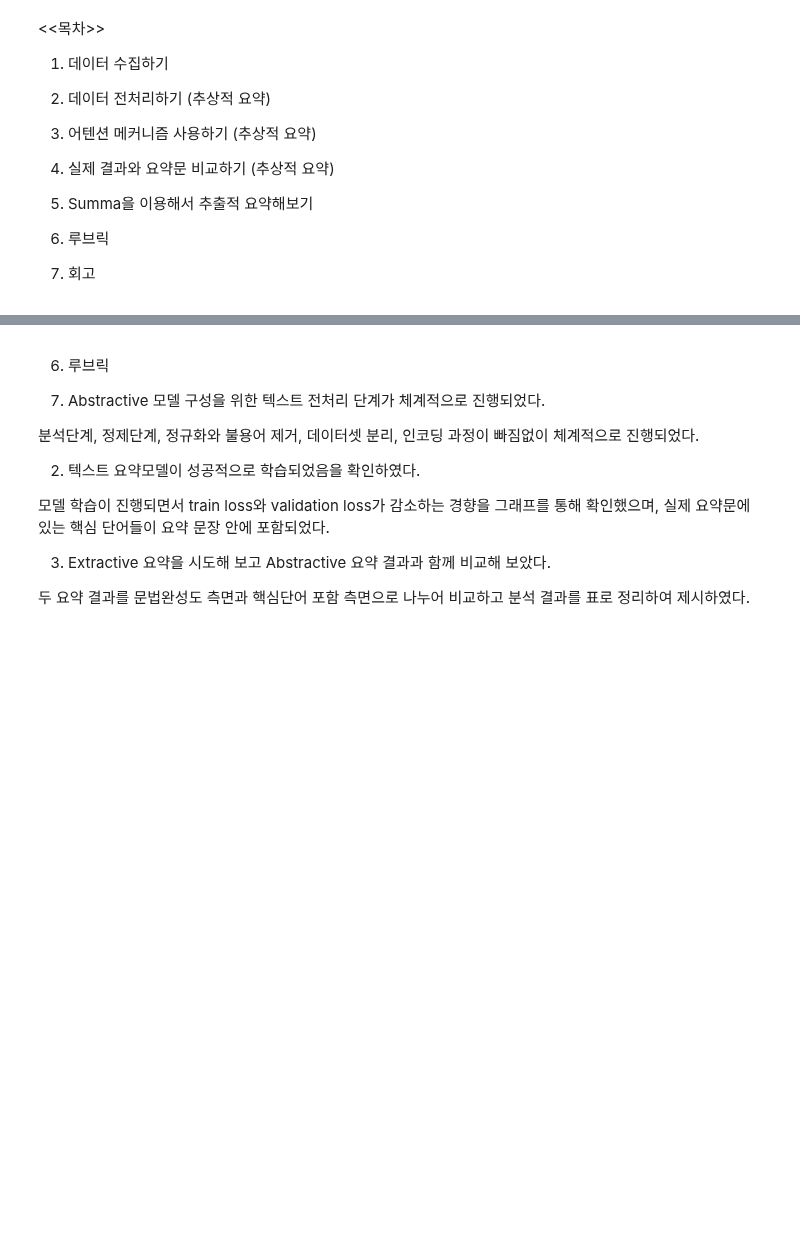
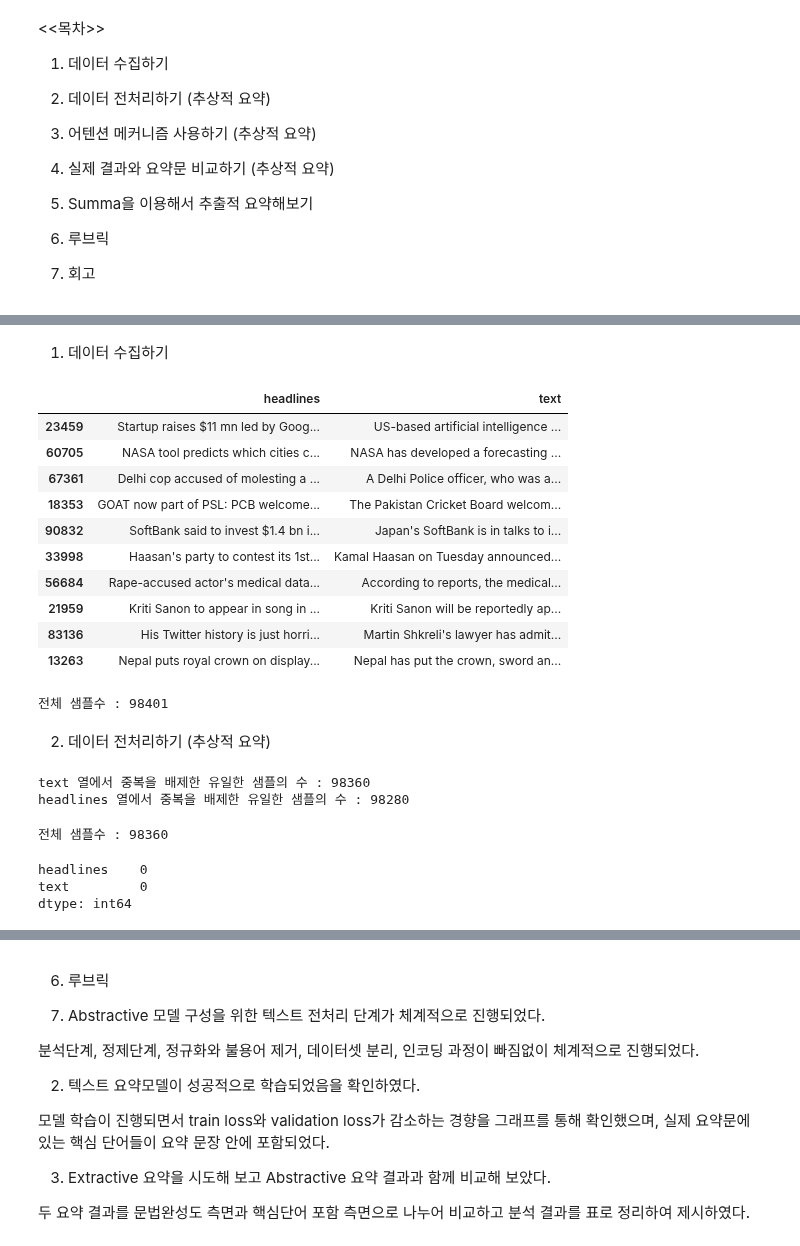
Before and after one commit to F100d4U/Exploration, a Jupyter notebook: [EP12]news_summarizer.ipynb, the cells around one changed output, grey strips where cells are left out. Cells and saved outputs as stored; diff of their text form; code cells hidden in the pictures; blank space fills up the shorter version.

```diff
--- a/[EP12]news_summarizer.ipynb
+++ b/[EP12]news_summarizer.ipynb
@@ -36,0 +45,48 @@ ModuleNotFoundError: No module named 'summa'
+# %% [markdown]
+1. 데이터 수집하기
+# %%
+# 데이터 다운
+DATA_PATH = '/home/june/Github/Exploration/data/ep12/news_summary_more.csv'
+if not os.path.exists(DATA_PATH):
+    urllib.request.urlretrieve("https://raw.githubusercontent.com/sunnysai12345/News_Summary/master/news_summary_more.csv", filename=DATA_PATH)
+
+data = pd.read_csv(DATA_PATH, encoding='iso-8859-1')
+
+# 랜덤 10개 샘플 출력
+data.sample(10)
+# %% [output]
+|  | headlines | text |
+| 23459 | Startup raises $11 mn led by Goog... | US-based artificial intelligence ... |
+| 60705 | NASA tool predicts which cities c... | NASA has developed a forecasting ... |
+| 67361 | Delhi cop accused of molesting a ... | A Delhi Police officer, who was a... |
+| 18353 | GOAT now part of PSL: PCB welcome... | The Pakistan Cricket Board welcom... |
+| 90832 | SoftBank said to invest $1.4 bn i... | Japan's SoftBank is in talks to i... |
+| 33998 | Haasan's party to contest its 1st... | Kamal Haasan on Tuesday announced... |
+| 56684 | Rape-accused actor's medical data... | According to reports, the medical... |
+| 21959 | Kriti Sanon to appear in song in ... | Kriti Sanon will be reportedly ap... |
+| 83136 | His Twitter history is just horri... | Martin Shkreli's lawyer has admit... |
+| 13263 | Nepal puts royal crown on display... | Nepal has put the crown, sword an... |
+# %%
+print('전체 샘플수 :', (len(data)))
+# %% [output]
+전체 샘플수 : 98401
+# %% [markdown]
+2. 데이터 전처리하기 (추상적 요약)
+# %%
+print('text 열에서 중복을 배제한 유일한 샘플의 수 :', data['text'].nunique())
+print('headlines 열에서 중복을 배제한 유일한 샘플의 수 :', data['headlines'].nunique())
+# %% [output]
+text 열에서 중복을 배제한 유일한 샘플의 수 : 98360
+headlines 열에서 중복을 배제한 유일한 샘플의 수 : 98280
+# %%
+# inplace=True 를 설정하면 DataFrame 타입 값을 return 하지 않고 data 내부를 직접적으로 바꿉니다
+data.drop_duplicates(subset = ['text'], inplace=True)
+print('전체 샘플수 :', (len(data)))
+# %% [output]
+전체 샘플수 : 98360
+# %%
+print(data.isnull().sum())
+# %% [output]
+headlines    0
+text         0
+dtype: int64
```
Also changed, not shown: parts of 47 cells of this notebook.
